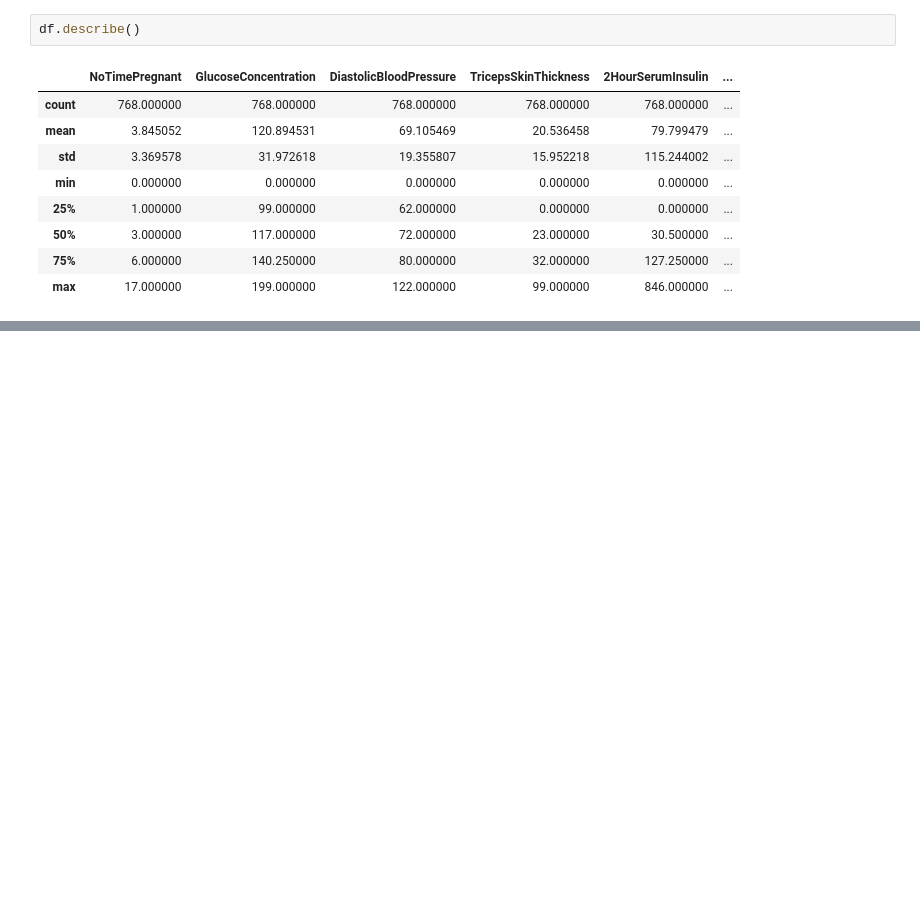
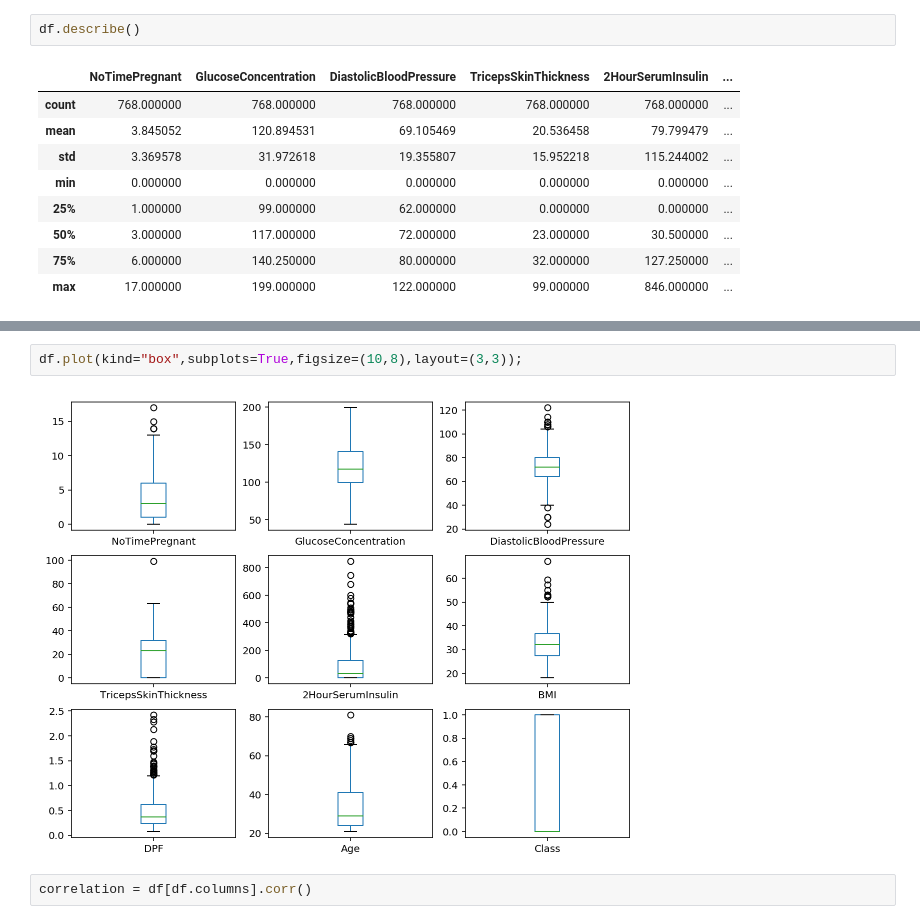
Before and after one commit to rajan1112/DiabetesCaseStudy, a Jupyter notebook: Diabetes.ipynb, the cells around one changed output, grey strips where cells are left out. Cells and saved outputs as stored; diff of their text form; blank space fills up the shorter version.

```diff
--- a/Diabetes.ipynb
+++ b/Diabetes.ipynb
@@ -62,0 +107,6 @@ df.describe()
+# %%
+df.plot(kind="box",subplots=True,figsize=(10,8),layout=(3,3));
+# %% [output]
+[figure, added]
+# %%
+correlation = df[df.columns].corr()
```
Also changed, not shown: parts of 18 cells of this notebook.
